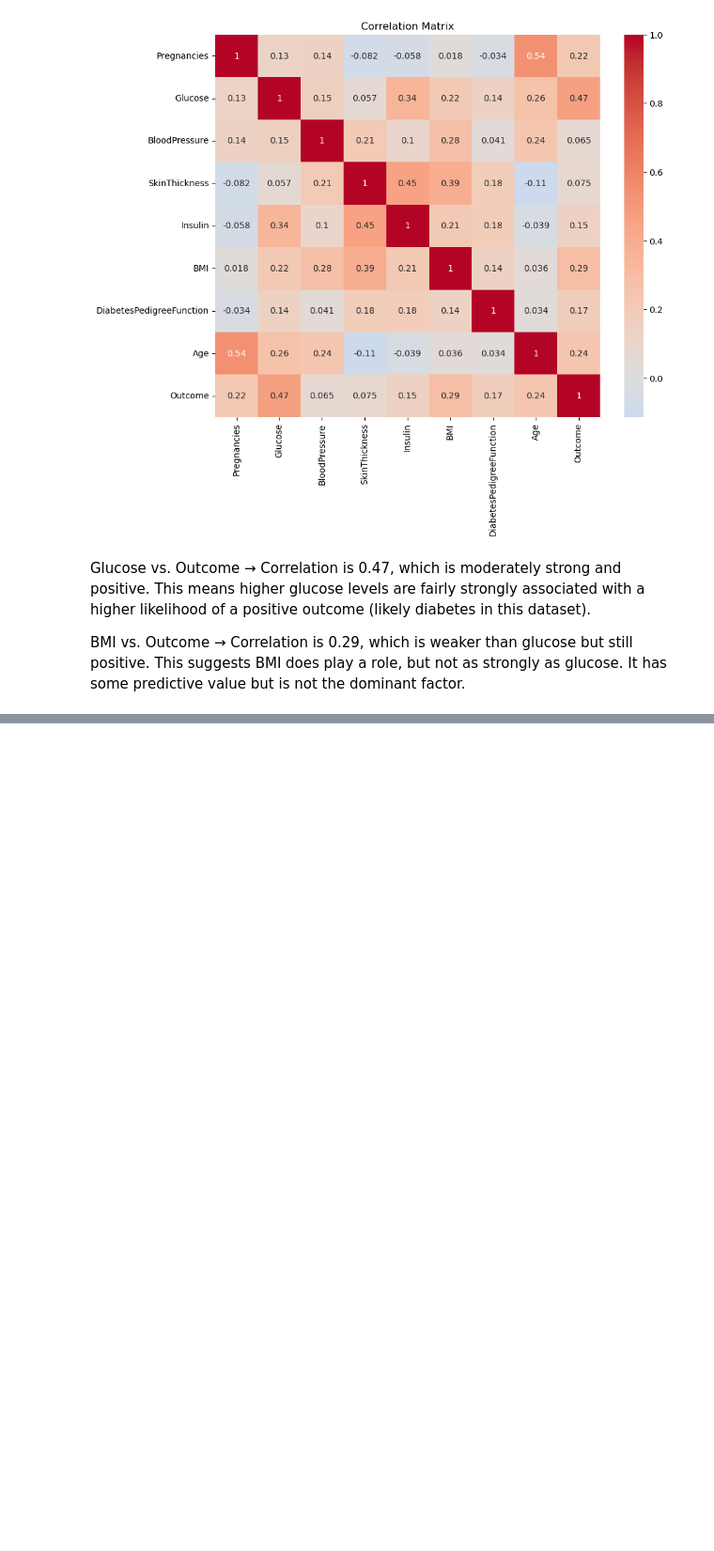
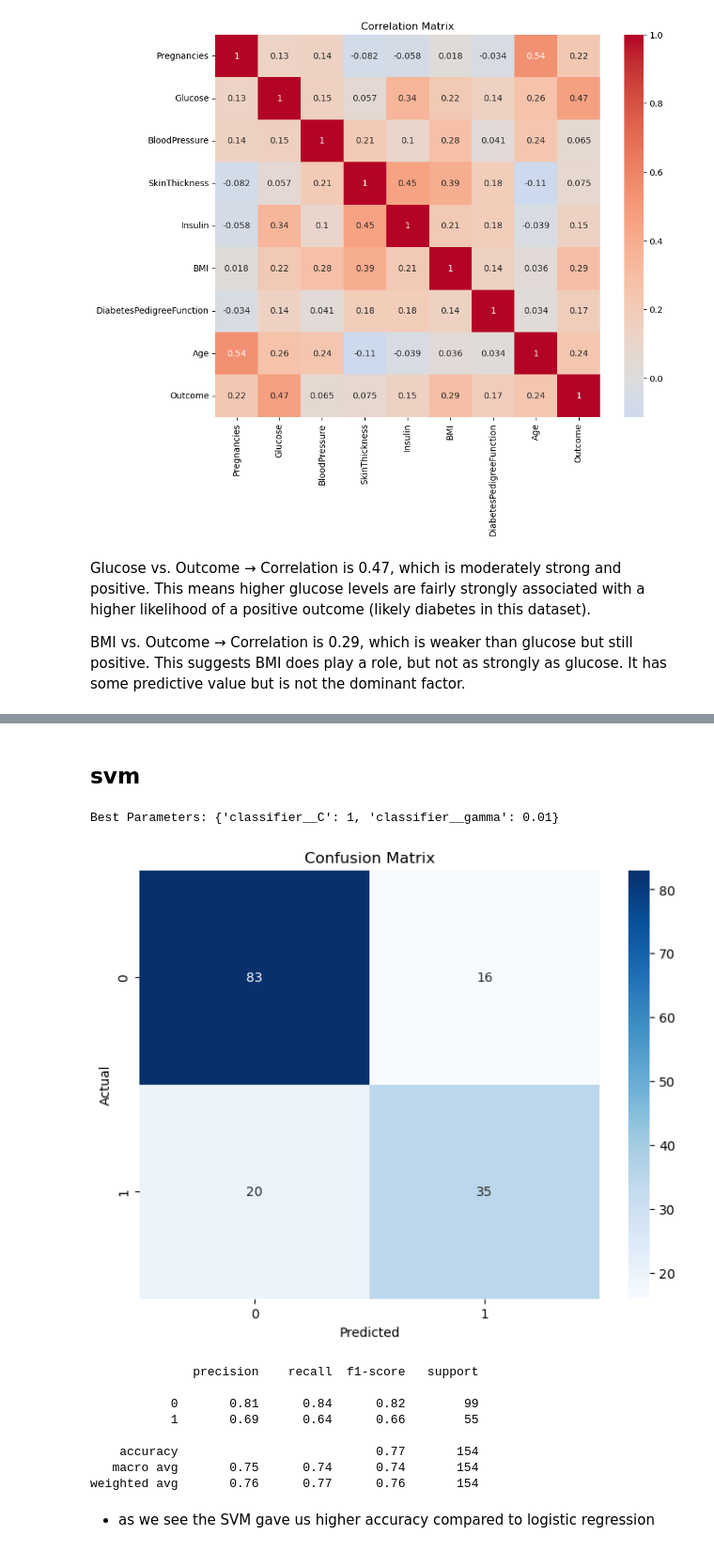
Before and after one commit to Osama2004o/gtc-ml-project2-Diabetes-Prediction, a Jupyter notebook: code.ipynb, the cells around one changed output, grey strips where cells are left out. Shown at 94% size. Saved outputs shown, nothing was run; the diff lists cells and outputs as text; code cells hidden in the pictures; blank space fills up the shorter version.

Commit message:
logistic and svm

```diff
--- a/code.ipynb
+++ b/code.ipynb
@@ -105,3 +106,8 @@ This means higher glucose levels are fairly strongly associated with a higher li
 
 BMI vs. Outcome → Correlation is 0.29, which is weaker than glucose but still positive.
 This suggests BMI does play a role, but not as strongly as glucose. It has some predictive value but is not the dominant factor.
+# %%
+X = df.drop('Outcome', axis=1)
+y = df['Outcome']
+
+x_train, x_test, y_train, y_test = train_test_split(X, y, test_size=0.2, random_state=42)
@@ -107,0 +116,6 @@ This suggests BMI does play a role, but not as strongly as glucose. It has some
+# %%
+logistic_model = LogisticRegression(max_iter=1000)
+logistic_model.fit(x_train, y_train)
+y_pred_logistic = logistic_model.predict(x_test)
+print("Logistic Regression Classification Report:")
+print(classification_report(y_test, y_pred_logistic))
@@ -107,0 +132,28 @@ This suggests BMI does play a role, but not as strongly as glucose. It has some
+# %% [markdown]
+## svm
+# %%
+grid_search.fit(x_train, y_train)
+print("Best Parameters:", grid_search.best_params_)
+y_pred = grid_search.predict(x_test)
+
+plt.figure(figsize=(8, 6))
+sns.heatmap(confusion_matrix(y_test, y_pred), annot=True, fmt='d', cmap='Blues')
+plt.xlabel('Predicted')
+plt.ylabel('Actual')
+plt.title('Confusion Matrix')
+plt.show()
+
+print(classification_report(y_test, y_pred))
+# %% [output]
+Best Parameters: {'classifier__C': 1, 'classifier__gamma': 0.01}
+[figure, added]
+              precision    recall  f1-score   support
+
+           0       0.81      0.84      0.82        99
+           1       0.69      0.64      0.66        55
+
+    accuracy                           0.77       154
+   macro avg       0.75      0.74      0.74       154
+weighted avg       0.76      0.77      0.76       154
+# %% [markdown]
+- as we see the SVM gave us higher accuracy compared to logistic regression
```
Also changed, not shown: parts of 3 cells of this notebook.
